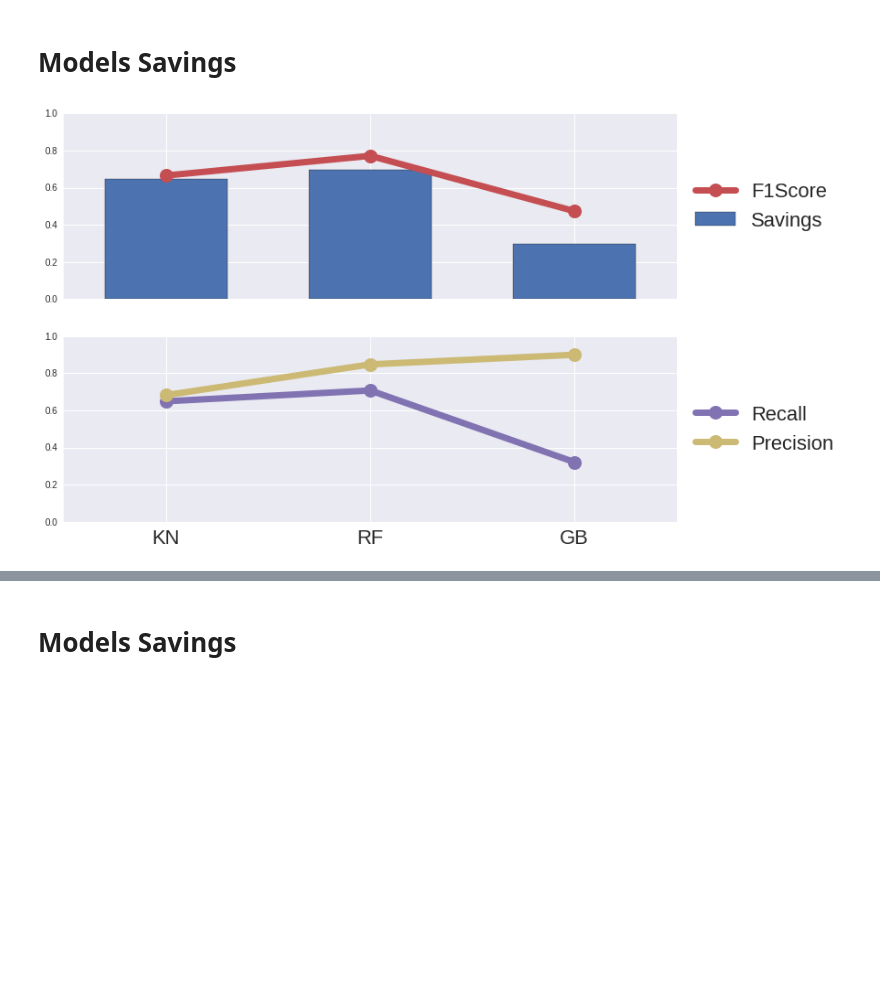
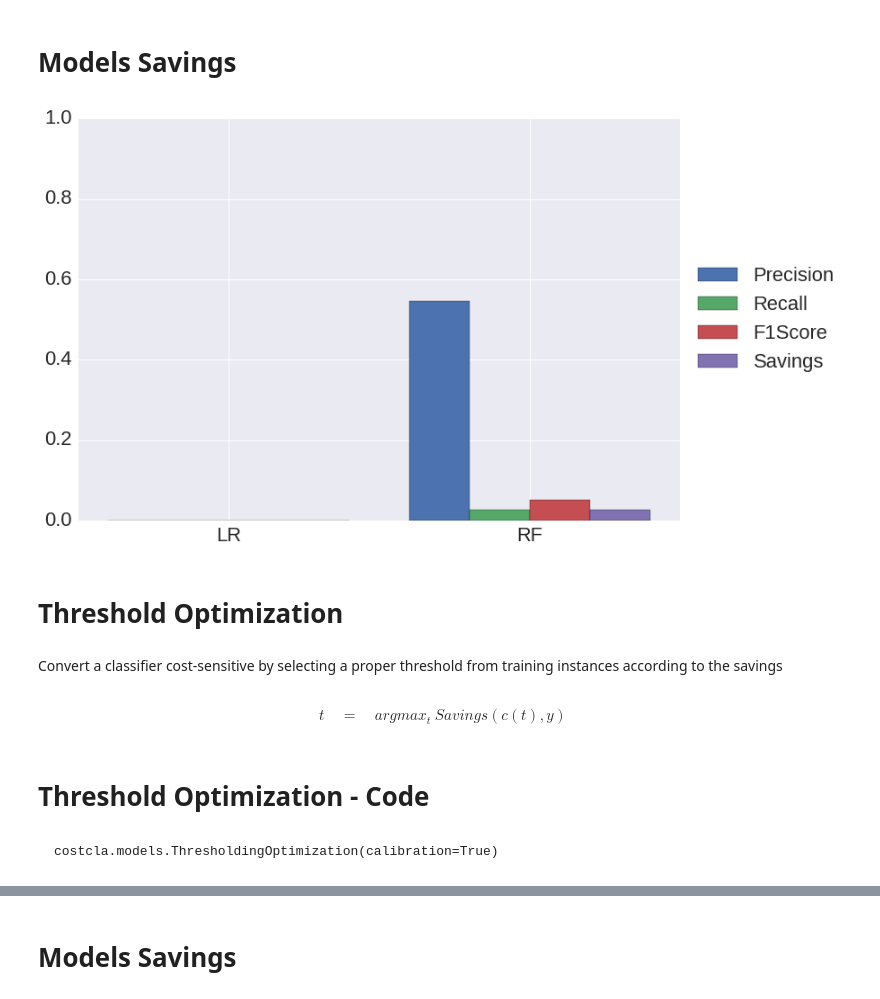
Before and after one commit to albahnsen/CostSensitiveClassification, a Jupyter notebook: doc/tutorials/slides_edcs_fraud_detection.ipynb, the cells around one changed output, grey strips where cells are left out. Saved outputs shown, nothing was run; the diff lists cells and outputs as text; code cells hidden in the pictures; blank space fills up the shorter version.

````diff
--- a/doc/tutorials/slides_edcs_fraud_detection.ipynb
+++ b/doc/tutorials/slides_edcs_fraud_detection.ipynb
@@ -310,5 +350,5 @@ from costcla.metrics import savings_score, cost_loss
 # %%
 # Evaluate the savings for each model
 results["Savings"] = np.zeros(results.shape[0])
-for model in classifiers.keys():
+for model in ci_models:
     results["Savings"].loc[model] = savings_score(y_test, classifiers[model]["c"], cost_mat_test)
@@ -334,6 +355,33 @@ def fig2():
+# %%
+# Plot the results
+def fig_sav():
+    plt.bar(np.arange(results.shape[0])-0.4, results['Precision'], 0.2, label='Precision', color=colors[0])
+    plt.bar(np.arange(results.shape[0])-0.4+0.2, results['Recall'], 0.2, label='Recall', color=colors[1])
+    plt.bar(np.arange(results.shape[0])-0.4+0.4, results['F1Score'], 0.2, label='F1Score', color=colors[2])
+    plt.bar(np.arange(results.shape[0])-0.4+0.6, results['Savings'], 0.2, label='Savings', color=colors[3])
+
+    plt.xticks(range(results.shape[0]), results.index)
+    plt.tick_params(labelsize=22)
+    plt.ylim([0, 1])
+    plt.xlim([-0.5, results.shape[0] -1 + .5])
+    plt.legend(loc='center left', bbox_to_anchor=(1, 0.5),fontsize=22)
+    plt.show()
 # %% [markdown]
 # Models Savings
-# %%
-fig2()
-# %% [output]
-[figure, removed]
+# %%
+fig_sav()
+# %% [output]
+[figure, added]
+# %% [markdown]
+# Threshold Optimization
+# %% [markdown]
+Convert a classifier cost-sensitive by selecting a proper threshold
+from training instances according to the savings
+# %% [markdown]
+$$ t  \quad = \quad argmax_t \: Savings(c(t), y) $$
+# %% [markdown]
+# Threshold Optimization - Code
+# %% [markdown]
+```
+costcla.models.ThresholdingOptimization(calibration=True)
+```
````
Also changed, not shown: parts of 42 cells of this notebook.
